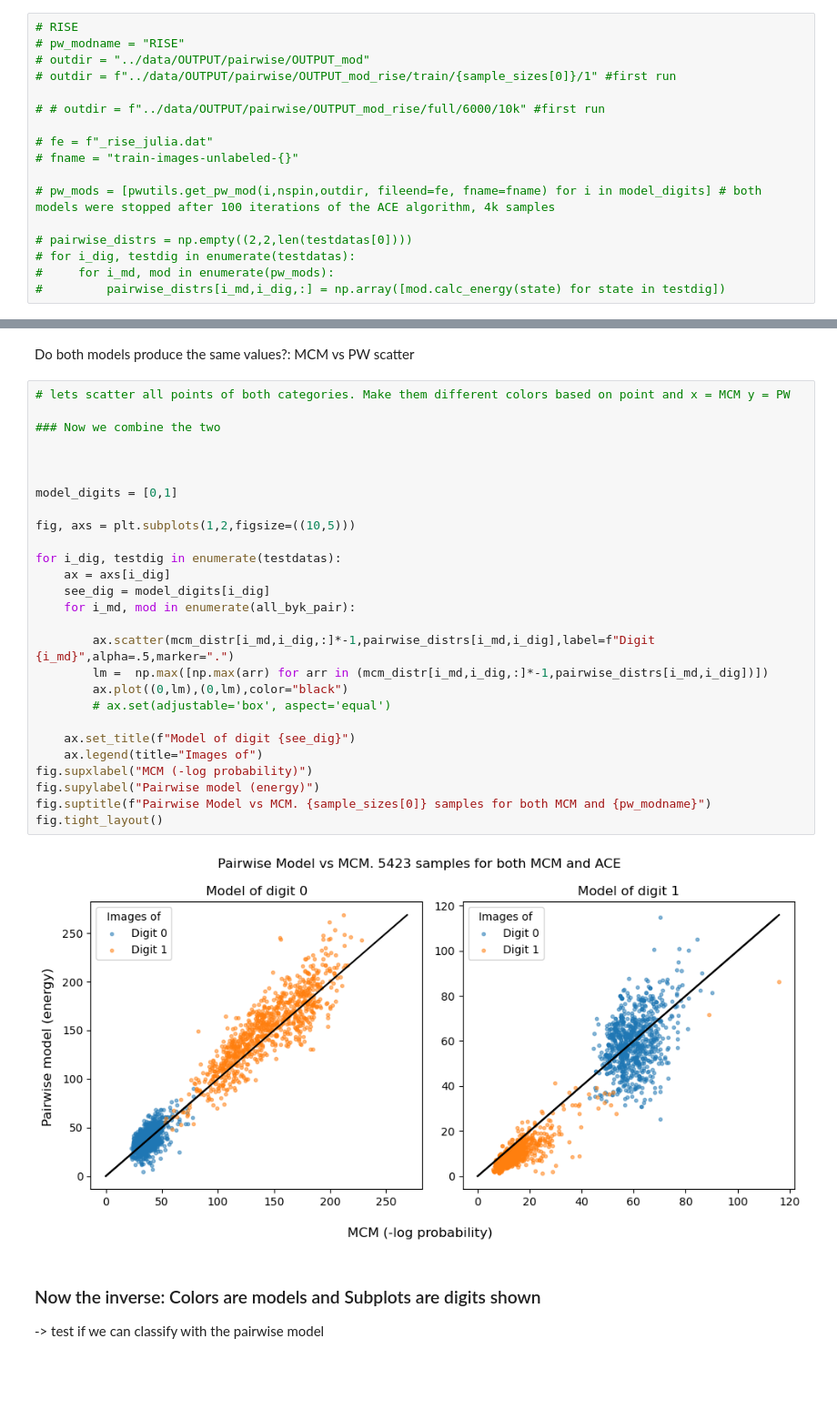
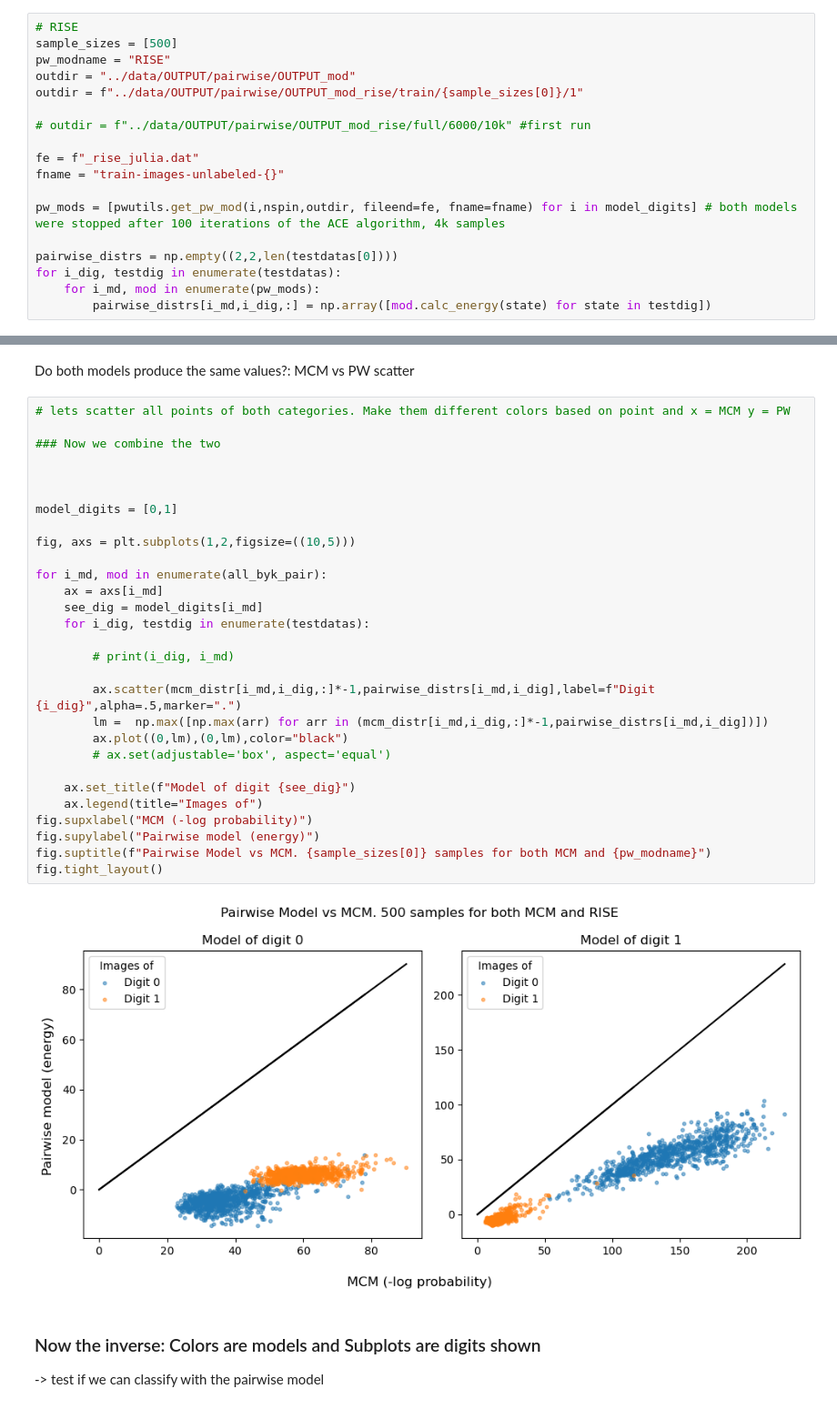
Before and after one commit to PaulHosek/MCM_classifier, a Jupyter notebook: Classifier_1/mcm/paper_plots_pw/mcm_pw_energyhist.ipynb, the cells around one changed output, grey strips where cells are left out. Shown at 91% size. Drawn from its saved outputs; the diff is of its cells as text; blank space fills up the shorter version.

Commit message:
fixed labeling on validation and classification scenario plots

```diff
--- a/Classifier_1/mcm/paper_plots_pw/mcm_pw_energyhist.ipynb
+++ b/Classifier_1/mcm/paper_plots_pw/mcm_pw_energyhist.ipynb
@@ -39,20 +41,21 @@ for i_dig, testdig in enumerate(testdatas):
 # %%
 # RISE
-# pw_modname = "RISE"
-# outdir = "../data/OUTPUT/pairwise/OUTPUT_mod"
-# outdir = f"../data/OUTPUT/pairwise/OUTPUT_mod_rise/train/{sample_sizes[0]}/1" #first run
+sample_sizes = [500]
+pw_modname = "RISE"
+outdir = "../data/OUTPUT/pairwise/OUTPUT_mod"
+outdir = f"../data/OUTPUT/pairwise/OUTPUT_mod_rise/train/{sample_sizes[0]}/1"
 
-# # outdir = f"../data/OUTPUT/pairwise/OUTPUT_mod_rise/full/6000/10k" #first run
+# outdir = f"../data/OUTPUT/pairwise/OUTPUT_mod_rise/full/6000/10k" #first run
 
-# fe = f"_rise_julia.dat"
-# fname = "train-images-unlabeled-{}"
+fe = f"_rise_julia.dat"
+fname = "train-images-unlabeled-{}"
 
-# pw_mods = [pwutils.get_pw_mod(i,nspin,outdir, fileend=fe, fname=fname) for i in model_digits] # both models were stopped after 100 iterations of the ACE algorithm, 4k samples
+pw_mods = [pwutils.get_pw_mod(i,nspin,outdir, fileend=fe, fname=fname) for i in model_digits] # both models were stopped after 100 iterations of the ACE algorithm, 4k samples
 
-# pairwise_distrs = np.empty((2,2,len(testdatas[0])))
-# for i_dig, testdig in enumerate(testdatas):
-#     for i_md, mod in enumerate(pw_mods):
-#         pairwise_distrs[i_md,i_dig,:] = np.array([mod.calc_energy(state) for state in testdig])
+pairwise_distrs = np.empty((2,2,len(testdatas[0])))
+for i_dig, testdig in enumerate(testdatas):
+    for i_md, mod in enumerate(pw_mods):
+        pairwise_distrs[i_md,i_dig,:] = np.array([mod.calc_energy(state) for state in testdig])
 # %%
 counts_samplesizes, mcms_samplesizes = utils.load_counts_mcm(sample_sizes, letter="", path_format="../data/OUTPUT/mcm/sample_sizes")
 test_mcms, test_probs = utils.get_complete_testprobs(mcms_samplesizes,counts_samplesizes,sample_sizes,n_runs=2,smooth=True)
@@ -99,32 +102,34 @@ Do both models produce the same values?: MCM vs PW scatter
 # %%
 # lets scatter all points of both categories. Make them different colors based on point and x = MCM y = PW
 
 ### Now we combine the two
 
 
 
 model_digits = [0,1]
 
 fig, axs = plt.subplots(1,2,figsize=((10,5)))
 
-for i_dig, testdig in enumerate(testdatas):
-    ax = axs[i_dig]
-    see_dig = model_digits[i_dig]
-    for i_md, mod in enumerate(all_byk_pair):
+for i_md, mod in enumerate(all_byk_pair):
+    ax = axs[i_md]
+    see_dig = model_digits[i_md]
+    for i_dig, testdig in enumerate(testdatas):
 
-        ax.scatter(mcm_distr[i_md,i_dig,:]*-1,pairwise_distrs[i_md,i_dig],label=f"Digit {i_md}",alpha=.5,marker=".")
+        # print(i_dig, i_md)
+
+        ax.scatter(mcm_distr[i_md,i_dig,:]*-1,pairwise_distrs[i_md,i_dig],label=f"Digit {i_dig}",alpha=.5,marker=".")
         lm =  np.max([np.max(arr) for arr in (mcm_distr[i_md,i_dig,:]*-1,pairwise_distrs[i_md,i_dig])])
         ax.plot((0,lm),(0,lm),color="black")
         # ax.set(adjustable='box', aspect='equal')
 
     ax.set_title(f"Model of digit {see_dig}")
     ax.legend(title="Images of")
 fig.supxlabel("MCM (-log probability)")
 fig.supylabel("Pairwise model (energy)")
 fig.suptitle(f"Pairwise Model vs MCM. {sample_sizes[0]} samples for both MCM and {pw_modname}")
 fig.tight_layout()
 # %% [output]
-[figure, old version]
+[figure, new version]
 # %% [markdown]
 ### Now the inverse: Colors are models and Subplots are digits shown
 -> test if we can classify with the pairwise model
```
Also changed, not shown: parts of 3 cells of this notebook, 1 other file.
